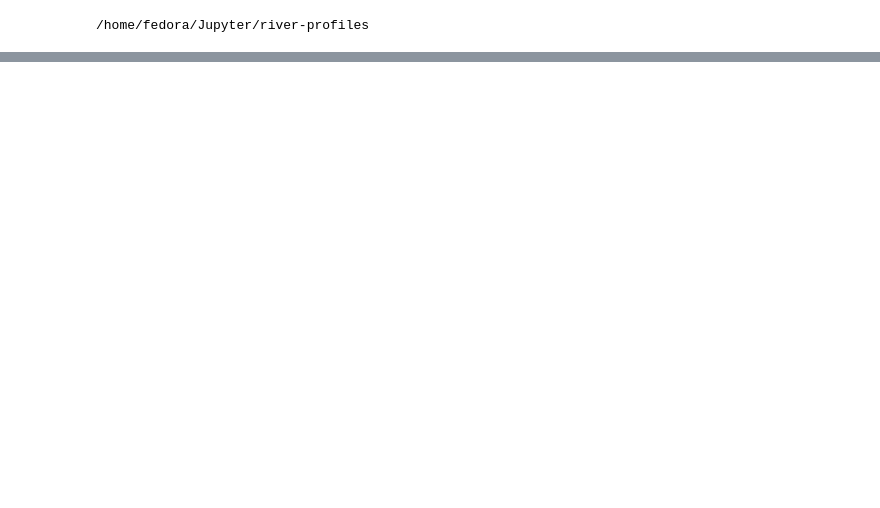
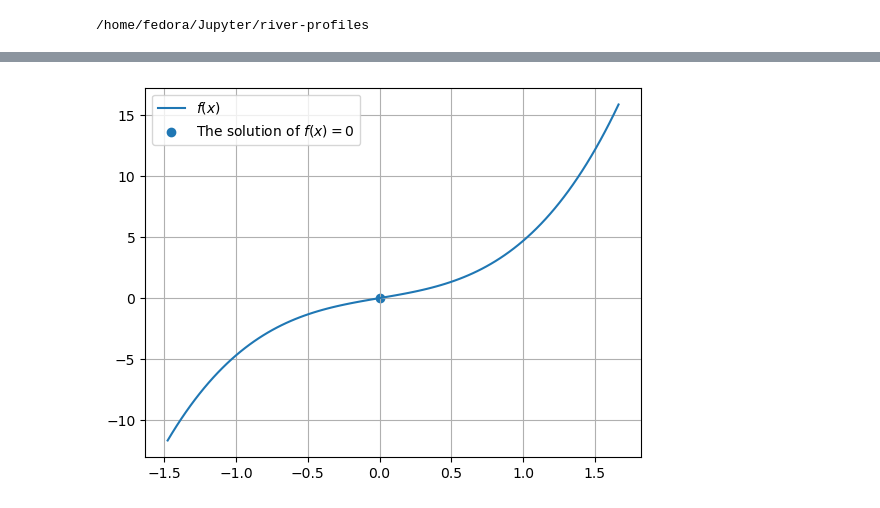
Before and after one commit to zimfv/river-profiles, a Jupyter notebook: notebooks/Check Source.ipynb, the cells around one changed output, grey strips where cells are left out. Cells and saved outputs as stored; diff of their text form; code cells hidden in the pictures; blank space fills up the shorter version.

```diff
--- a/notebooks/Check Source.ipynb
+++ b/notebooks/Check Source.ipynb
@@ -9,0 +75,24 @@ import matplotlib.pyplot as plt
+# %%
+# define the step borders and values
+borders = [1, 2, 4, 5]
+values = [0, 2, 0.5, 1.5, 1]
+
+x = np.linspace(0, 6, 1201)
+
+# find the step function values
+yf = step_function(x, borders, values)
+
+# find the definie integral of step function in the area [0, x]
+yi = step_integral(0, x, borders, values)
+
+# plot the result
+fig, axs = plt.subplots(2)
+fig.set_figheight(6)
+fig.set_figwidth(6)
+axs[0].set_title('Step Function')
+axs[0].plot(x, yf, linewidth=2)
+axs[1].set_title('Step Integral')
+axs[1].plot(x, yi, linewidth=2)
+axs[0].grid(True)
+axs[1].grid(True)
+plt.show()
@@ -9,0 +146,19 @@ import matplotlib.pyplot as plt
+# %%
+# The monotonic unction on some area
+f = lambda x: 2*np.cos(x - 0.5*np.pi) + 3*x**3
+
+# define area borders
+x0 = +0.53*np.pi
+x1 = -0.47*np.pi
+
+# find the solution
+x = solve_bisect(f, x0, x1)
+
+# plot the function and the solution
+plt.plot(np.linspace(x0, x1, 100), f(np.linspace(x0, x1, 100)), label='$f(x)$')
+plt.scatter(x, 0, label='The solution of $f(x)=0$')
+plt.grid(True)
+plt.legend()
+plt.show()
+# %% [output]
+[figure, added]
```
Also changed, not shown: parts of 25 cells of this notebook, 4 other files.
